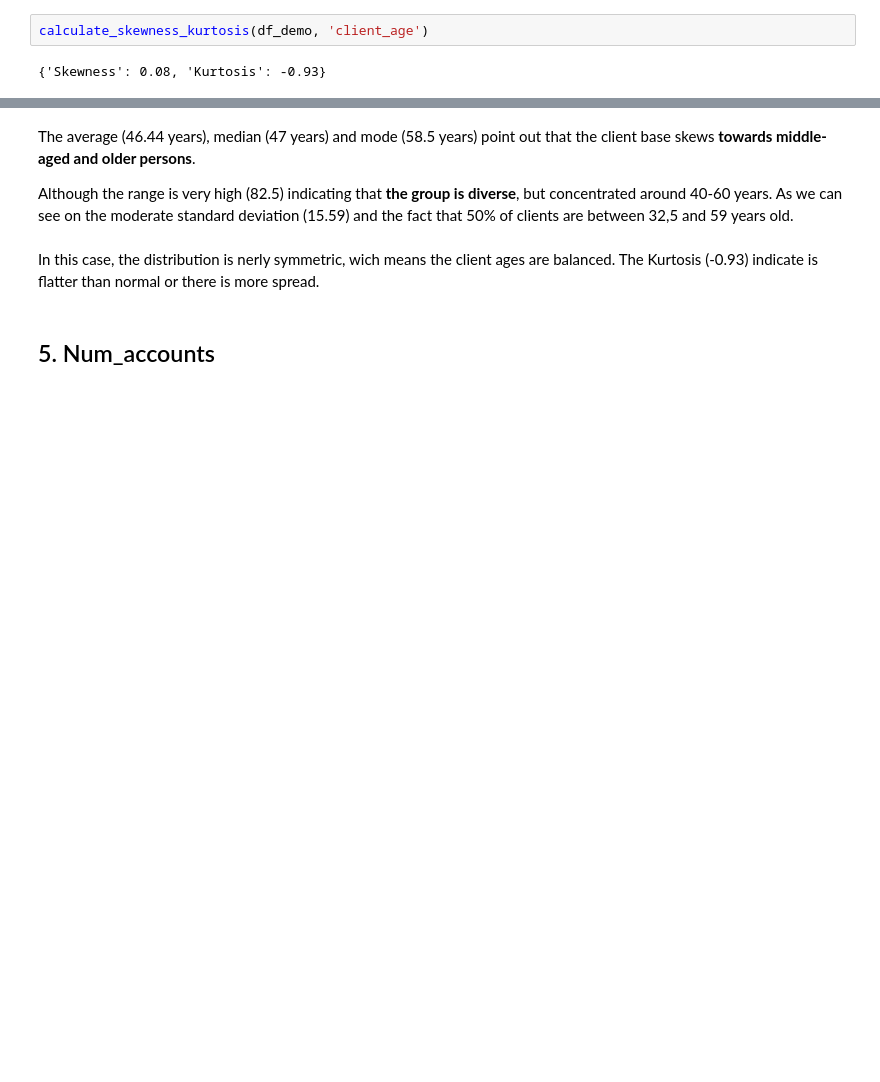
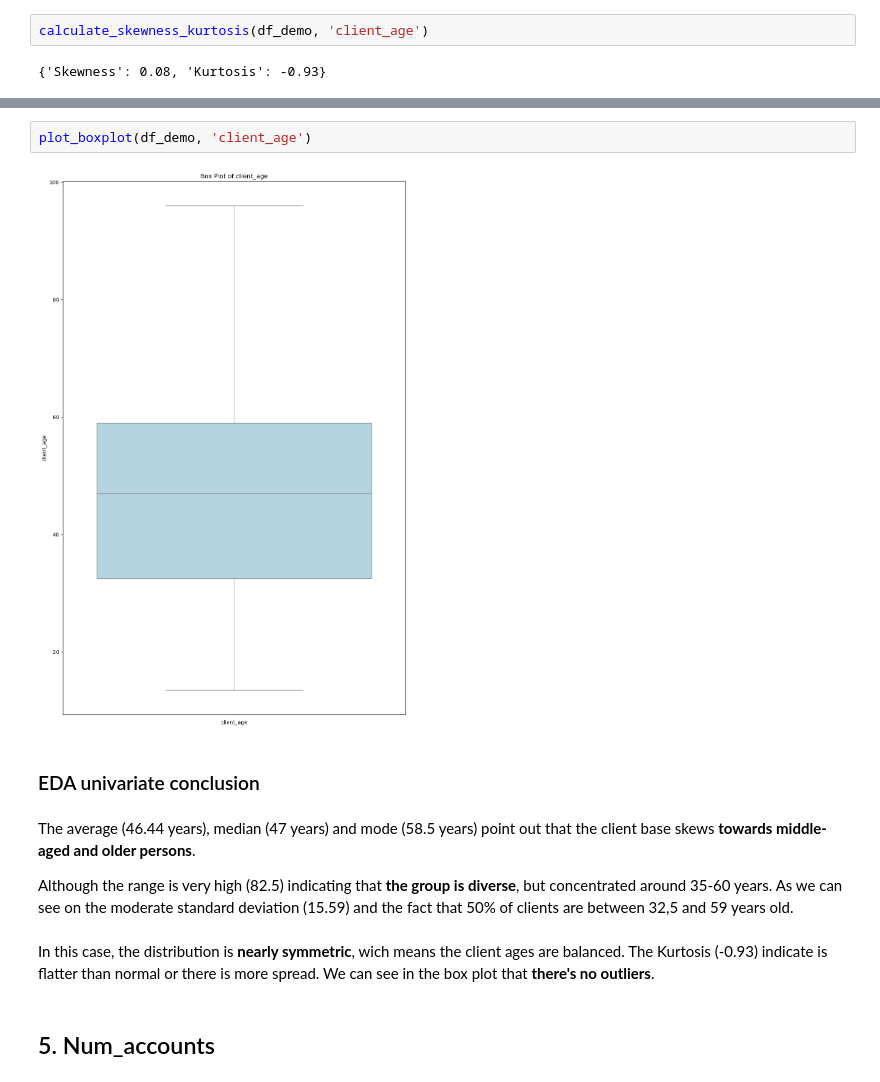
Before and after one commit to almudenaolg/Vanguard-AB-Test-Analysis, a Jupyter notebook: demo.ipynb, the cells around one changed output, grey strips where cells are left out. Drawn from its saved outputs; the diff is of its cells as text; blank space fills up the shorter version.

```diff
--- a/demo.ipynb
+++ b/demo.ipynb
@@ -230,9 +238,15 @@ calculate_skewness_kurtosis(df_demo, 'client_age')
+# %%
+plot_boxplot(df_demo, 'client_age')
+# %% [output]
+[figure, added]
+# %% [markdown]
+### EDA univariate conclusion
 # %% [markdown]
 The average (46.44 years), median (47 years) and mode (58.5 years) point out that the client base skews **towards middle-aged and older persons**.
 
-Although the range is very high (82.5) indicating that **the group is diverse**, but concentrated around 40-60 years. As we can see on the moderate standard deviation (15.59) and the fact that 50% of clients are between 32,5 and 59 years old.
+Although the range is very high (82.5) indicating that **the group is diverse**, but concentrated around 35-60 years. As we can see on the moderate standard deviation (15.59) and the fact that 50% of clients are between 32,5 and 59 years old.
 # %% [markdown]
-In this case, the distribution is nerly symmetric, wich means the client ages are balanced. The Kurtosis (-0.93) indicate is flatter than normal or there is more spread.
+In this case, the distribution is **nearly symmetric**, wich means the client ages are balanced. The Kurtosis (-0.93) indicate is flatter than normal or there is more spread. We can see in the box plot that **there's no outliers**.
 # %% [markdown]
 ## 5. Num_accounts
 # %%
```
Also changed, not shown: parts of 39 cells of this notebook.
